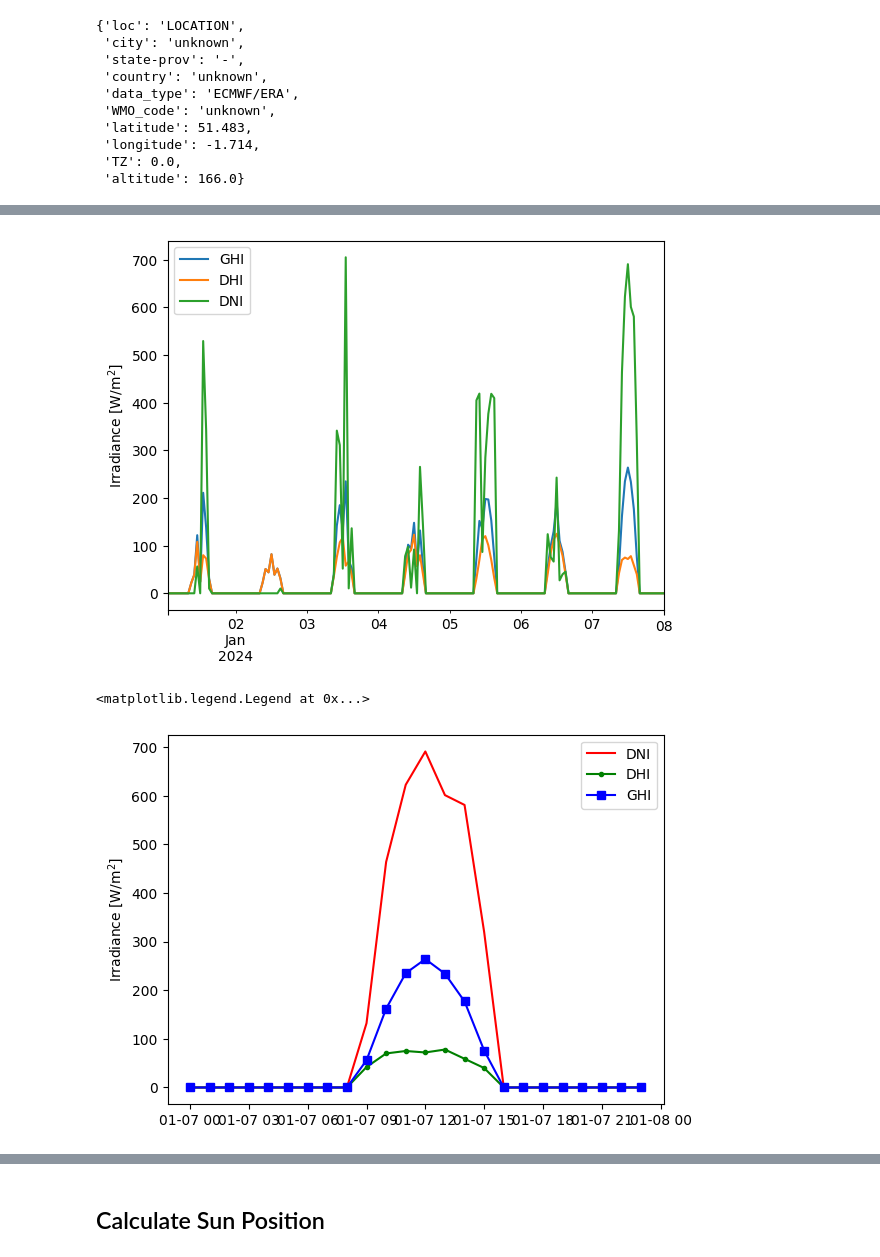
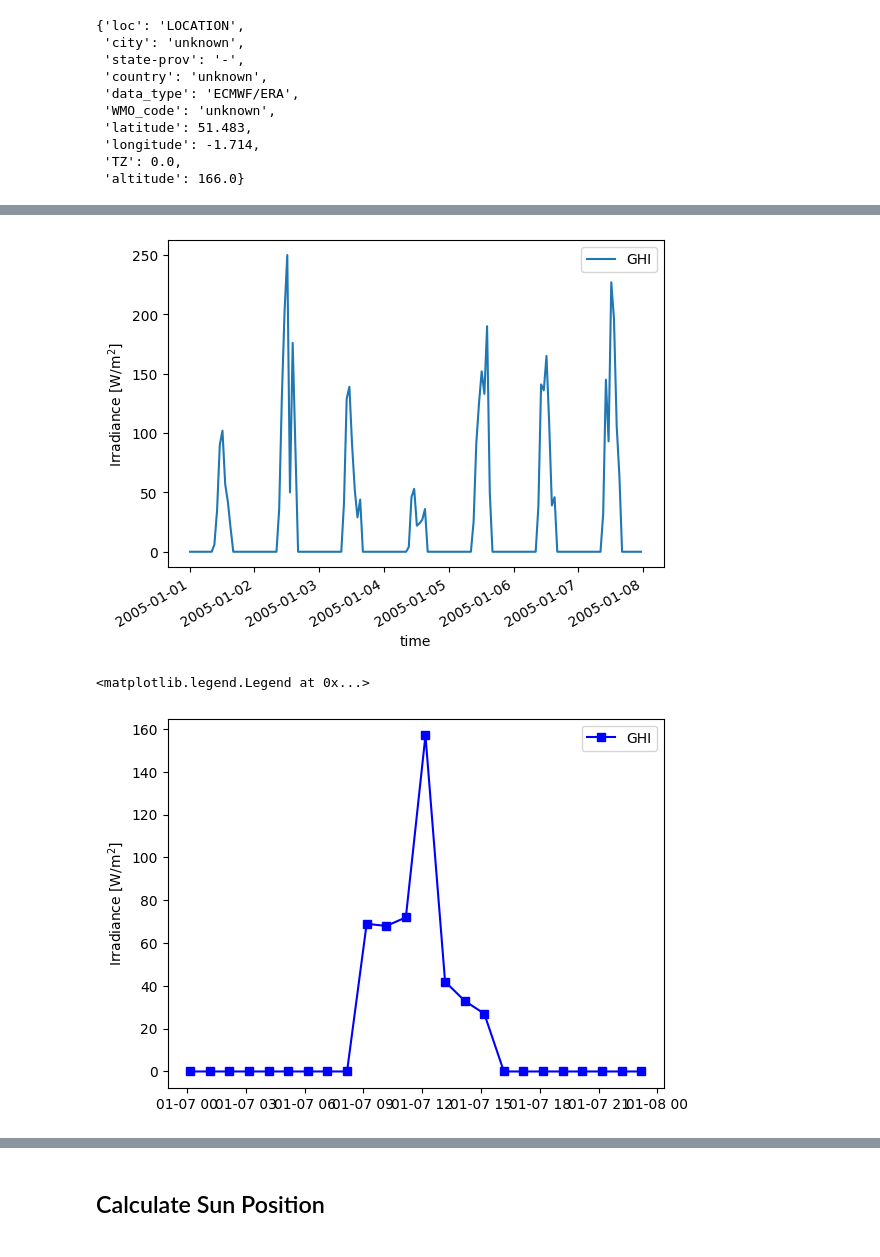
Before and after one commit to josephbenjamin/solar-model, a Jupyter notebook: solar-modelling.ipynb, the cells around one changed output, grey strips where cells are left out. Cells and saved outputs as stored; diff of their text form; code cells hidden in the pictures.

Commit message:
PV-GIS data input

```diff
--- a/solar-modelling.ipynb
+++ b/solar-modelling.ipynb
@@ -83,21 +133,27 @@ df.head(15)
+# %%
+# select data source!
+# df = df_tmy
+df = df_historical
 # %%
 # Plotting the three irradiance fields
 
 first_week = df.head(24*7) # Plotting 7 days, each one has 24 hours or entries
-first_week[['GHI', 'DHI', 'DNI']].plot()
+# first_week[['GHI', 'DHI', 'DNI']].plot()
+first_week[['GHI']].plot()
 plt.ylabel('Irradiance [W/m$^2$]');
 # %% [output]
-[figure, old version]
+[figure, new version]
 # %%
-birthday = df.loc['2024-01-07':'2024-01-07']
-plt.plot(birthday['DNI'], color='r')
-plt.plot(birthday['DHI'], color='g', marker='.')
+birthday = df.loc['2019-01-07':'2019-01-07']
+# plt.plot(birthday['DNI'], color='r')
+# plt.plot(birthday['DHI'], color='g', marker='.')
 plt.plot(birthday['GHI'], color='b', marker='s')
 plt.ylabel('Irradiance [W/m$^2$]');
-plt.legend(['DNI', 'DHI', 'GHI'])
+# plt.legend(['DNI', 'DHI', 'GHI'])
+plt.legend(['GHI'])
 # %% [output]
 <matplotlib.legend.Legend at 0x...>
-[figure, old version]
+[figure, new version]
 # %%
 first_week['Temperature'].plot()
 plt.ylabel('Ambient Temperature [°C]');
```
Also changed, not shown: parts of 23 cells of this notebook, 9 other files.
